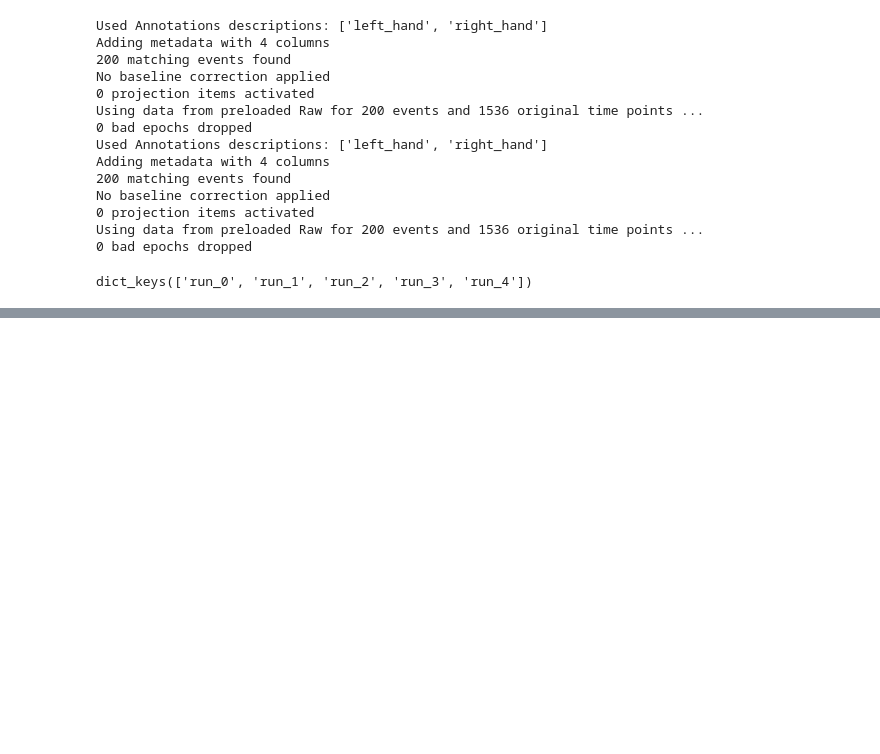
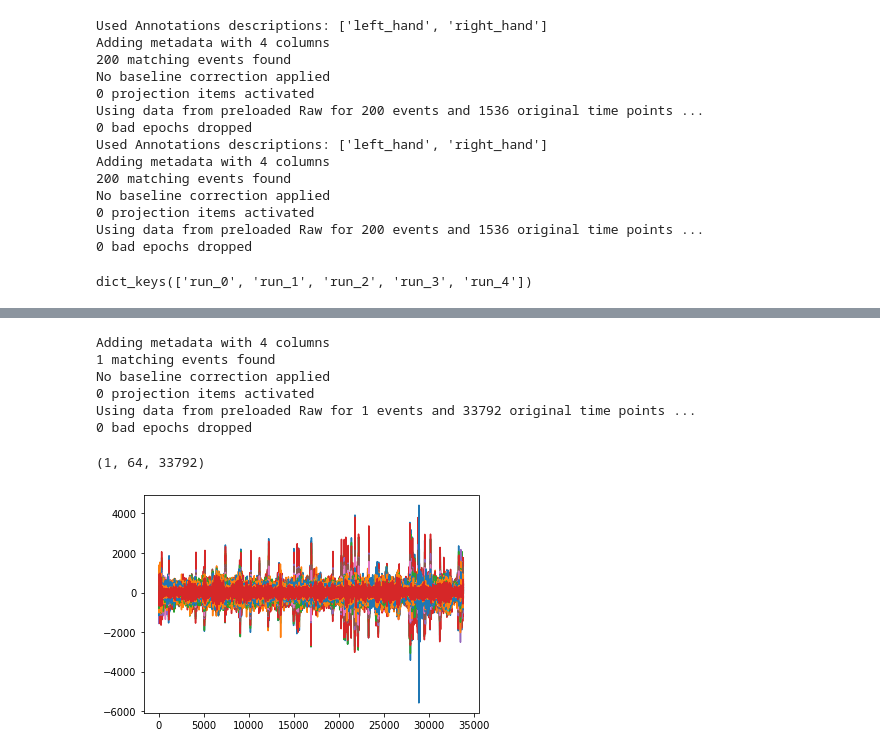
Before and after one commit to UN-GCPDS/python-gcpds.MI_prediction, a Jupyter notebook: Examples/TestDatasets.ipynb, the cells around one changed output, grey strips where cells are left out. Cells and saved outputs as stored; diff of their text form; code cells hidden in the pictures; blank space fills up the shorter version.

```diff
--- a/Examples/TestDatasets.ipynb
+++ b/Examples/TestDatasets.ipynb
@@ -255,0 +259,4 @@ dict_keys(['run_0', 'run_1', 'run_2', 'run_3', 'run_4'])
+# %%
+dl = DataLoader_Rest(dataset_name=Cho2017_Rest())
+# %%
+dl.load_data(subject_ids=[1])
@@ -255,0 +288,15 @@ dict_keys(['run_0', 'run_1', 'run_2', 'run_3', 'run_4'])
+# %%
+trials = dl.get_trials(start_offset=[0], end_offset=[0])
+# %% [output]
+Adding metadata with 4 columns
+1 matching events found
+No baseline correction applied
+0 projection items activated
+Using data from preloaded Raw for 1 events and 33792 original time points ...
+0 bad epochs dropped
+# %%
+X,y = get_epochs(trials['win_0'],labels=False)
+# %%
+X.shape
+# %% [output]
+(1, 64, 33792)
@@ -255,0 +305,5 @@ dict_keys(['run_0', 'run_1', 'run_2', 'run_3', 'run_4'])
+# %%
+plt.plot(X[0,:,:].T)
+plt.show()
+# %% [output]
+[figure, added]
```
Also changed, not shown: parts of 5 cells of this notebook.
